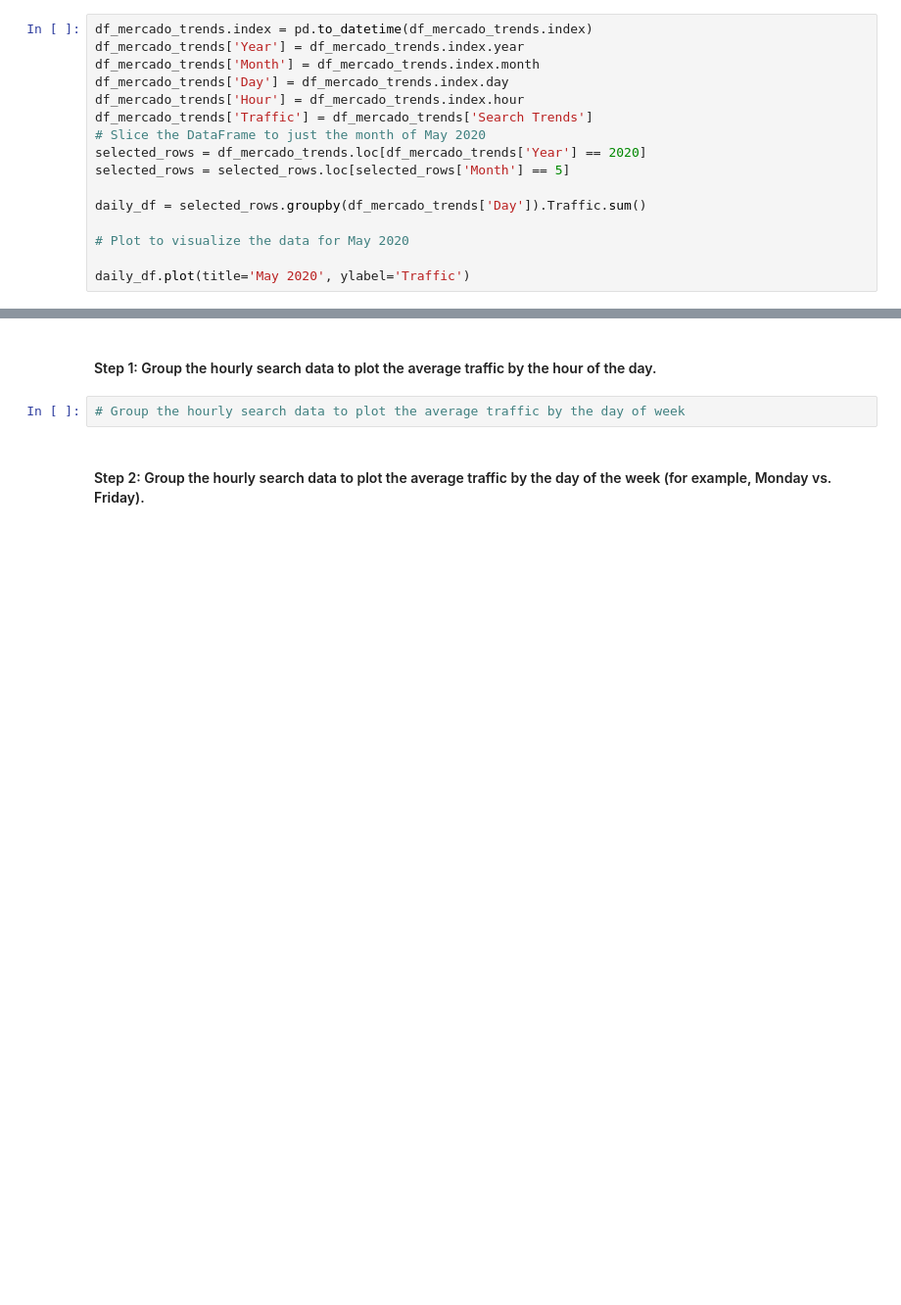
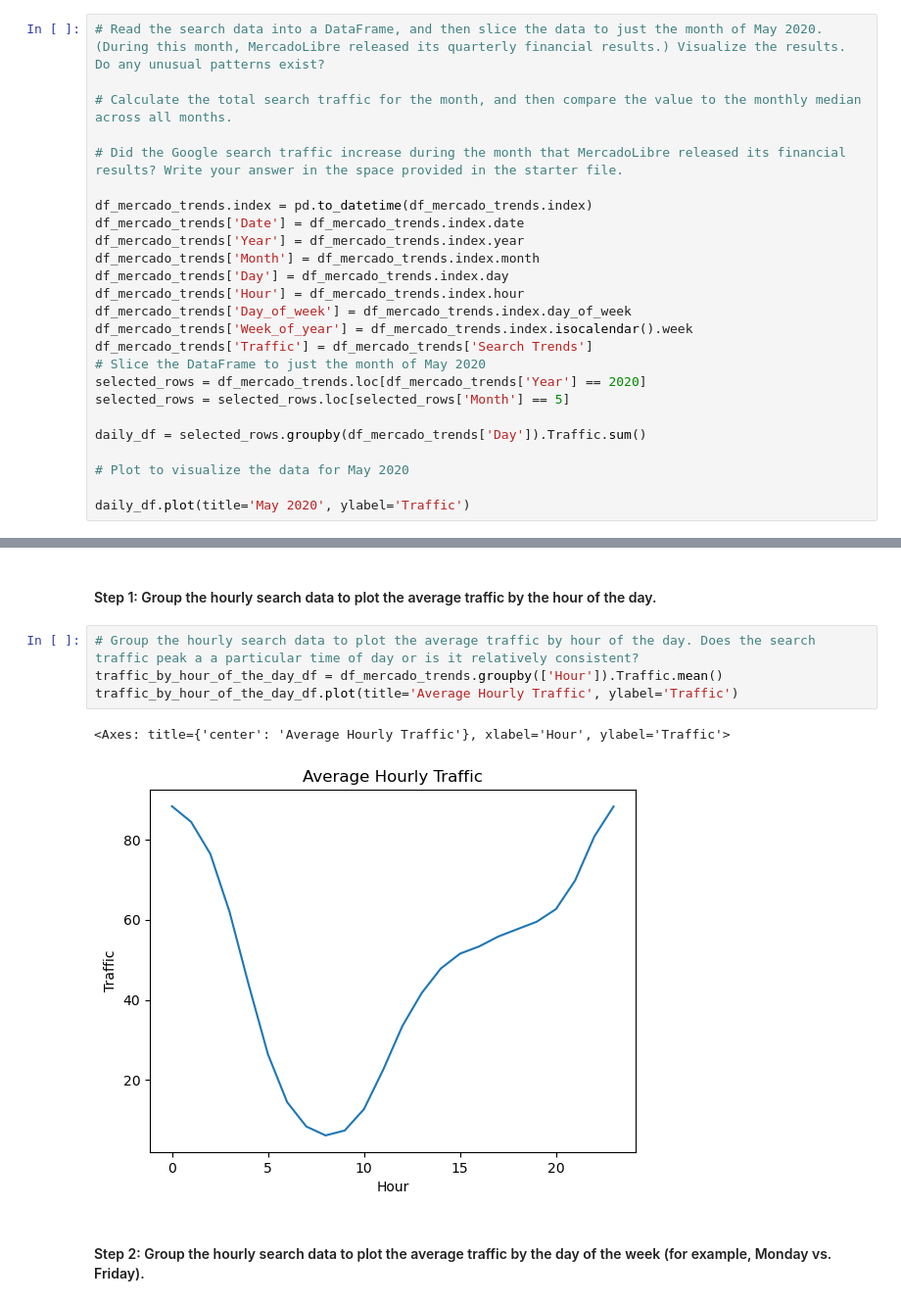
Before and after one commit to tbrown14611/prophet-challenge, a Jupyter notebook: forecasting_net_prophet.ipynb, the cells around one changed output, grey strips where cells are left out. Shown: that part at 98% size. Drawn from its saved outputs; the diff is of its cells as text; blank space fills up the shorter version.

```diff
--- a/forecasting_net_prophet.ipynb
+++ b/forecasting_net_prophet.ipynb
@@ -84,11 +85,20 @@ Data columns (total 1 columns):
 dtypes: int64(1)
 memory usage: 579.8 KB
 # %%
+# Read the search data into a DataFrame, and then slice the data to just the month of May 2020. (During this month, MercadoLibre released its quarterly financial results.) Visualize the results. Do any unusual patterns exist?
+
+# Calculate the total search traffic for the month, and then compare the value to the monthly median across all months.
+
+# Did the Google search traffic increase during the month that MercadoLibre released its financial results? Write your answer in the space provided in the starter file.
+
 df_mercado_trends.index = pd.to_datetime(df_mercado_trends.index)
+df_mercado_trends['Date'] = df_mercado_trends.index.date
 df_mercado_trends['Year'] = df_mercado_trends.index.year
 df_mercado_trends['Month'] = df_mercado_trends.index.month
 df_mercado_trends['Day'] = df_mercado_trends.index.day
 df_mercado_trends['Hour'] = df_mercado_trends.index.hour
+df_mercado_trends['Day_of_week'] = df_mercado_trends.index.day_of_week
+df_mercado_trends['Week_of_year'] = df_mercado_trends.index.isocalendar().week
 df_mercado_trends['Traffic'] = df_mercado_trends['Search Trends']
 # Slice the DataFrame to just the month of May 2020
 selected_rows = df_mercado_trends.loc[df_mercado_trends['Year'] == 2020]
@@ -155,7 +165,12 @@ To that end, you want to mine the search traffic data for predictable seasonal p
 # %% [markdown]
 #### Step 1: Group the hourly search data to plot the average traffic by the hour of the day.
 # %%
-# Group the hourly search data to plot the average traffic by the day of week
+# Group the hourly search data to plot the average traffic by hour of the day. Does the search traffic peak a a particular time of day or is it relatively consistent?
+traffic_by_hour_of_the_day_df = df_mercado_trends.groupby(['Hour']).Traffic.mean()
+traffic_by_hour_of_the_day_df.plot(title='Average Hourly Traffic', ylabel='Traffic')
+# %% [output]
+<Axes: title={'center': 'Average Hourly Traffic'}, xlabel='Hour', ylabel='Traffic'>
+[figure, added]
 # %% [markdown]
 #### Step 2: Group the hourly search data to plot the average traffic by the day of the week (for example, Monday vs. Friday).
 # %%
```
Also changed, not shown: parts of 11 cells of this notebook.
